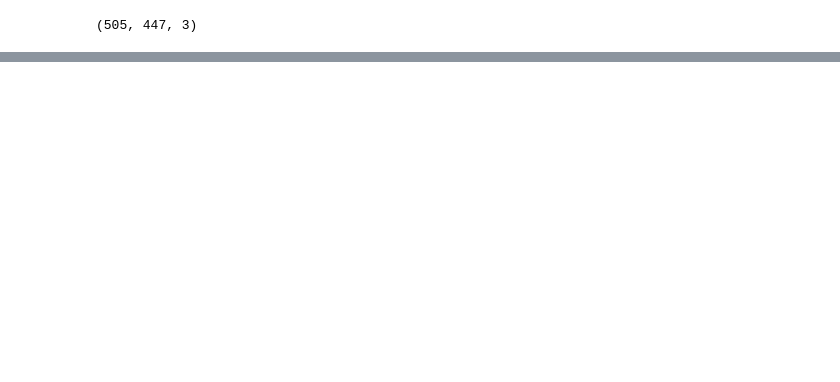
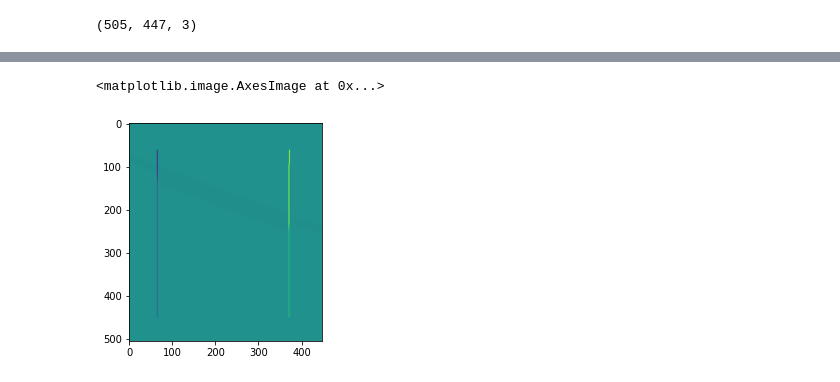
Before and after one commit to Misiek957/ActiveWalkerModelSimulation, a Jupyter notebook: image_import.ipynb, the cells around one changed output, grey strips where cells are left out. Saved outputs shown, nothing was run; the diff lists cells and outputs as text; code cells hidden in the pictures; blank space fills up the shorter version.

```diff
--- a/image_import.ipynb
+++ b/image_import.ipynb
@@ -26,3 +34,8 @@ pass
+# %%
+plt.imshow(g_grad[1]) # [1] - gradient along horizontal
+# %% [output]
+<matplotlib.image.AxesImage at 0x...>
+[figure, added]
 # %%
 b = im3.copy()
 # set green and red channels to 0
```
Also changed, not shown: parts of 7 cells of this notebook.
